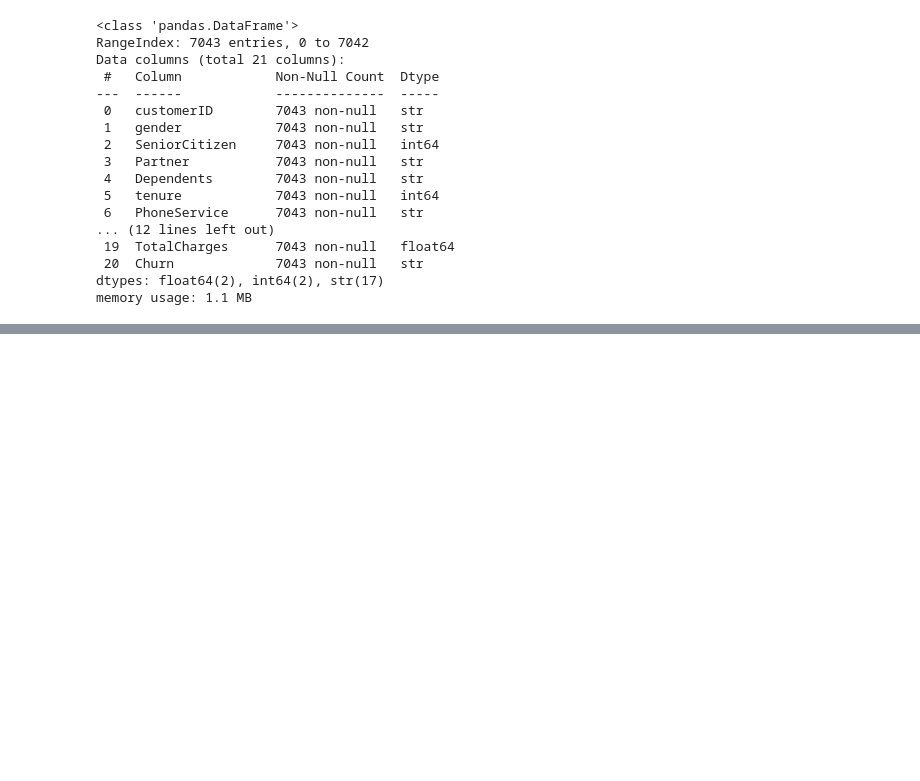
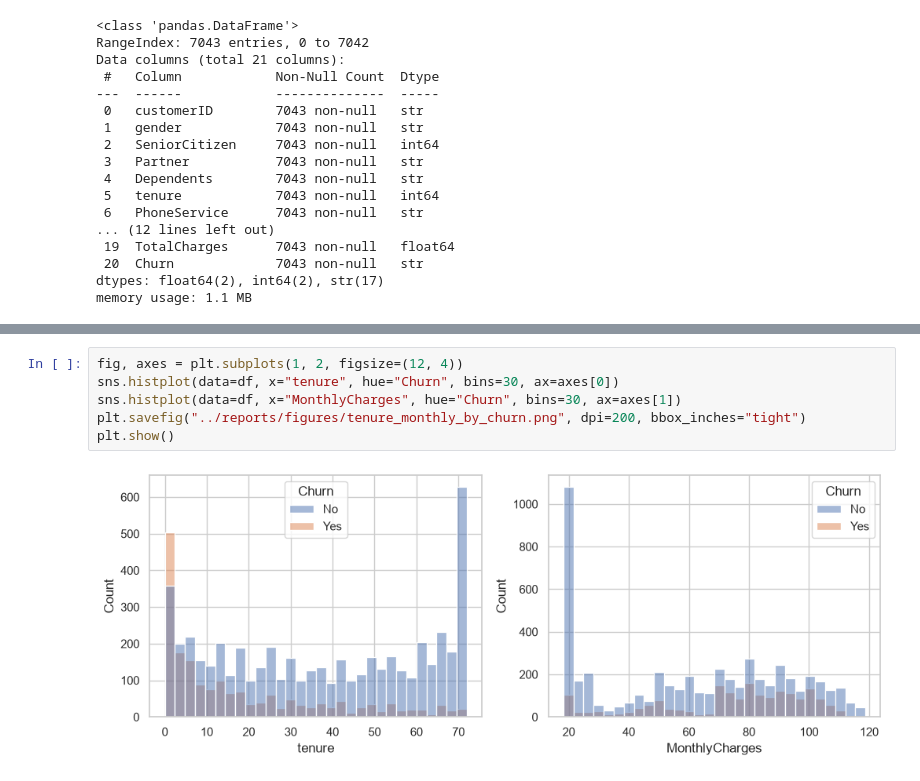
Before and after one commit to chadheesha20251151-maker/churn-ml, a Jupyter notebook: notebooks/01_eda.ipynb, the cells around one changed output, grey strips where cells are left out. Cells and saved outputs as stored; diff of their text form; blank space fills up the shorter version.

```diff
--- a/notebooks/01_eda.ipynb
+++ b/notebooks/01_eda.ipynb
@@ -79,0 +119,8 @@ memory usage: 1.1 MB
+# %%
+fig, axes = plt.subplots(1, 2, figsize=(12, 4))
+sns.histplot(data=df, x="tenure", hue="Churn", bins=30, ax=axes[0])
+sns.histplot(data=df, x="MonthlyCharges", hue="Churn", bins=30, ax=axes[1])
+plt.savefig("../reports/figures/tenure_monthly_by_churn.png", dpi=200, bbox_inches="tight")
+plt.show()
+# %% [output]
+[figure, added]
```
Also changed, not shown: parts of 3 cells of this notebook, 3 other files.
